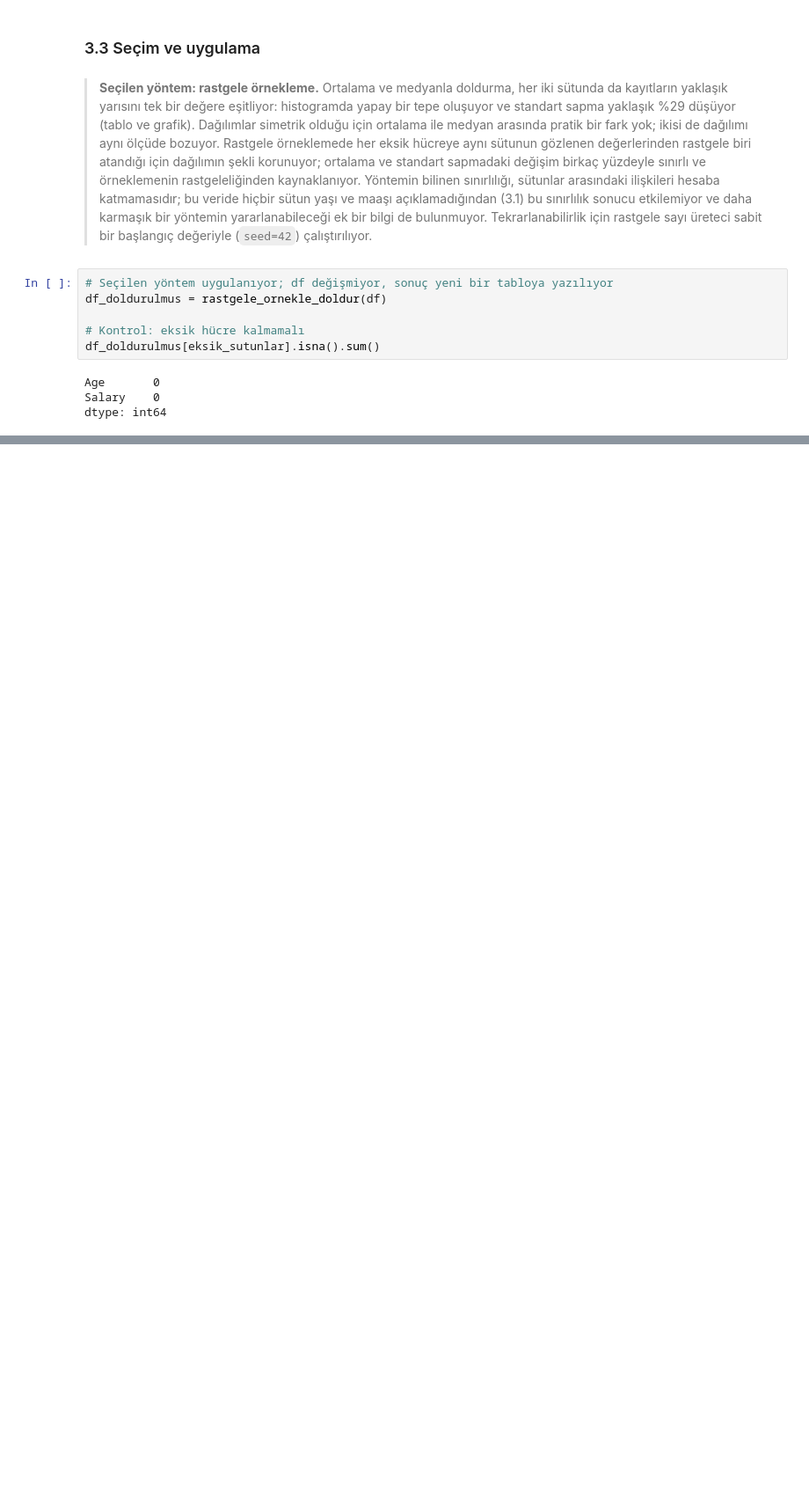
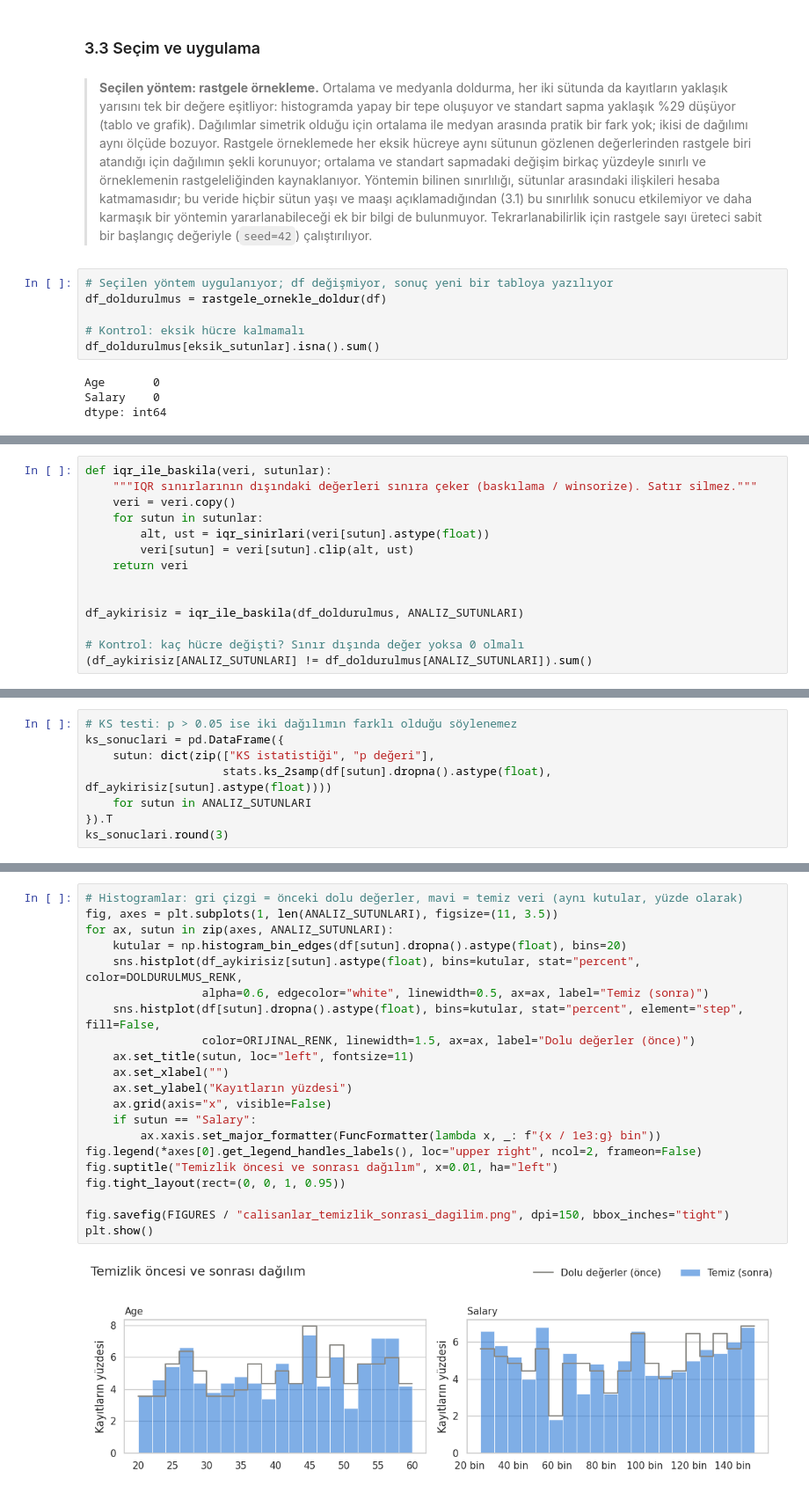
Before and after one commit to CTimurSefergil/VeriMadenciligi, a Jupyter notebook: odev01-veri-temizleme/notebooks/02_calisanlar.ipynb, the cells around one changed output, grey strips where cells are left out. Shown at 88% size. Drawn from its saved outputs; the diff is of its cells as text; blank space fills up the shorter version.

```diff
--- a/odev01-veri-temizleme/notebooks/02_calisanlar.ipynb
+++ b/odev01-veri-temizleme/notebooks/02_calisanlar.ipynb
@@ -505,0 +613,14 @@ df.to_excel(PROCESSED / "Calisanlar_temiz.xlsx", index=False)
+# %%
+def iqr_ile_baskila(veri, sutunlar):
+    """IQR sınırlarının dışındaki değerleri sınıra çeker (baskılama / winsorize). Satır silmez."""
+    veri = veri.copy()
+    for sutun in sutunlar:
+        alt, ust = iqr_sinirlari(veri[sutun].astype(float))
+        veri[sutun] = veri[sutun].clip(alt, ust)
+    return veri
+
+
+df_aykirisiz = iqr_ile_baskila(df_doldurulmus, ANALIZ_SUTUNLARI)
+
+# Kontrol: kaç hücre değişti? Sınır dışında değer yoksa 0 olmalı
+(df_aykirisiz[ANALIZ_SUTUNLARI] != df_doldurulmus[ANALIZ_SUTUNLARI]).sum()
@@ -505,0 +662,8 @@ df.to_excel(PROCESSED / "Calisanlar_temiz.xlsx", index=False)
+# %%
+# KS testi: p > 0.05 ise iki dağılımın farklı olduğu söylenemez
+ks_sonuclari = pd.DataFrame({
+    sutun: dict(zip(["KS istatistiği", "p değeri"],
+                    stats.ks_2samp(df[sutun].dropna().astype(float), df_aykirisiz[sutun].astype(float))))
+    for sutun in ANALIZ_SUTUNLARI
+}).T
+ks_sonuclari.round(3)
@@ -505,0 +674,23 @@ df.to_excel(PROCESSED / "Calisanlar_temiz.xlsx", index=False)
+# %%
+# Histogramlar: gri çizgi = önceki dolu değerler, mavi = temiz veri (aynı kutular, yüzde olarak)
+fig, axes = plt.subplots(1, len(ANALIZ_SUTUNLARI), figsize=(11, 3.5))
+for ax, sutun in zip(axes, ANALIZ_SUTUNLARI):
+    kutular = np.histogram_bin_edges(df[sutun].dropna().astype(float), bins=20)
+    sns.histplot(df_aykirisiz[sutun].astype(float), bins=kutular, stat="percent", color=DOLDURULMUS_RENK,
+                 alpha=0.6, edgecolor="white", linewidth=0.5, ax=ax, label="Temiz (sonra)")
+    sns.histplot(df[sutun].dropna().astype(float), bins=kutular, stat="percent", element="step", fill=False,
+                 color=ORIJINAL_RENK, linewidth=1.5, ax=ax, label="Dolu değerler (önce)")
+    ax.set_title(sutun, loc="left", fontsize=11)
+    ax.set_xlabel("")
+    ax.set_ylabel("Kayıtların yüzdesi")
+    ax.grid(axis="x", visible=False)
+    if sutun == "Salary":
+        ax.xaxis.set_major_formatter(FuncFormatter(lambda x, _: f"{x / 1e3:g} bin"))
+fig.legend(*axes[0].get_legend_handles_labels(), loc="upper right", ncol=2, frameon=False)
+fig.suptitle("Temizlik öncesi ve sonrası dağılım", x=0.01, ha="left")
+fig.tight_layout(rect=(0, 0, 1, 0.95))
+
+fig.savefig(FIGURES / "calisanlar_temizlik_sonrasi_dagilim.png", dpi=150, bbox_inches="tight")
+plt.show()
+# %% [output]
+[figure, added]
```
Also changed, not shown: parts of 32 cells of this notebook, 1 other file.
